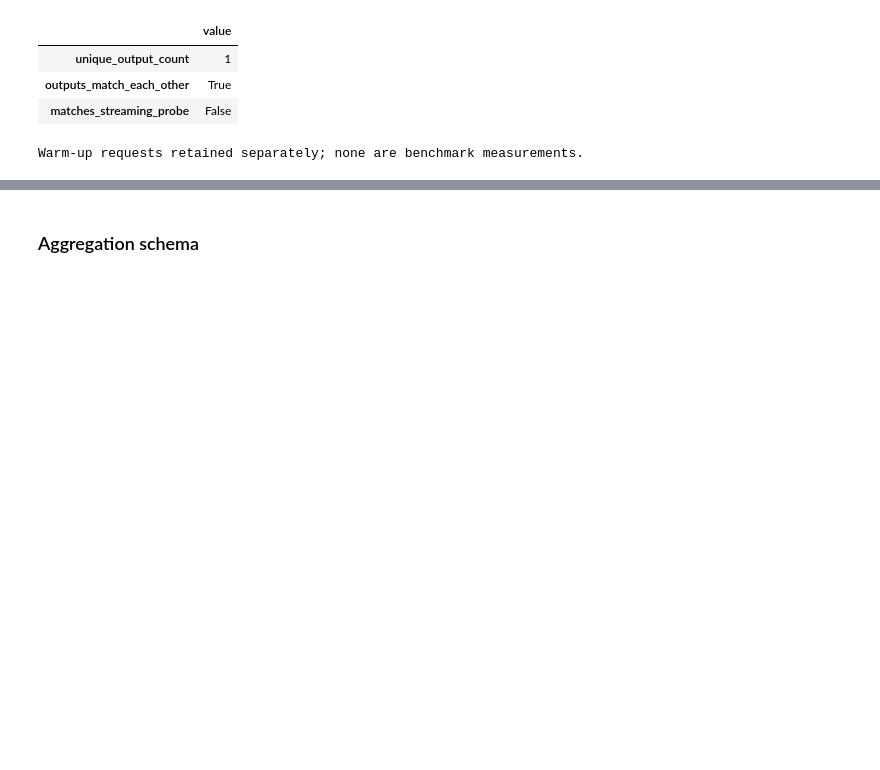
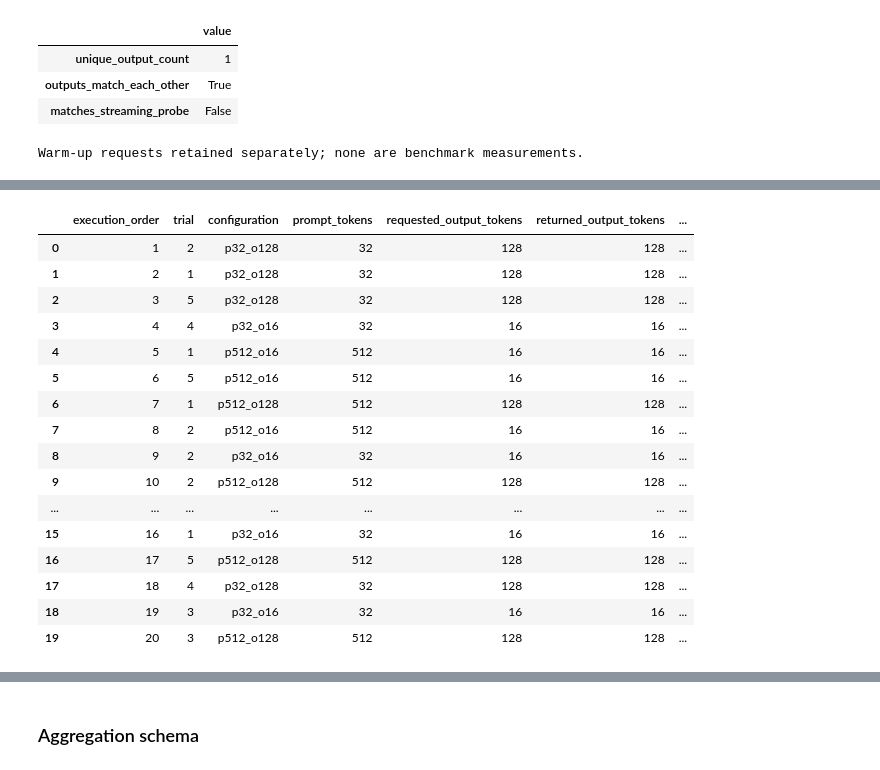
Before and after one commit to coert/dgx-spark-lab, a Jupyter notebook: experiments/01-distributed-inference/01-single-node-inference.ipynb, the cells around one changed output, grey strips where cells are left out. Saved outputs shown, nothing was run; the diff lists cells and outputs as text; code cells hidden in the pictures; blank space fills up the shorter version.

Commit message:
Add measured inference benchmark sweep

```diff
--- a/experiments/01-distributed-inference/01-single-node-inference.ipynb
+++ b/experiments/01-distributed-inference/01-single-node-inference.ipynb
@@ -1797,0 +1910,79 @@ Warm-up requests retained separately; none are benchmark measurements.
+# %%
+MEASURED_RESULTS: list[dict[str, object]] = []
+
+for row in benchmark_schedule.itertuples(index=False):
+    prompt_id = f"prompt_{row.prompt_tokens_target}"
+
+    memory_before = read_device_memory_used()
+
+    request_result = send_streaming_completion_request(
+        endpoint=ENDPOINT,
+        model=MODEL,
+        prompt_id=prompt_id,
+        prompt=PROMPTS[prompt_id],
+        requested_output_tokens=int(row.requested_output_tokens),
+        timeout_s=REQUEST_TIMEOUT_S,
+        sampling=SAMPLING,
+    )
+
+    memory_after = read_device_memory_used()
+
+    request_valid = (
+        request_result["status"] == "ok"
+        and request_result["status_code"] == 200
+        and request_result["response_model"] == MODEL
+        and request_result["prompt_tokens"] == row.prompt_tokens_target
+        and request_result["returned_output_tokens"] == row.requested_output_tokens
+        and request_result["finish_reason"] == "length"
+    )
+
+    measured_result = {
+        "phase": "measured",
+        "execution_order": int(row.execution_order),
+        "trial": int(row.trial),
+        "configuration": row.configuration,
+        "prompt_tokens_target": int(row.prompt_tokens_target),
+        "gpu_memory_used_before_bytes": (memory_before["memory_used_bytes"]),
+        "gpu_memory_used_after_bytes": (memory_after["memory_used_bytes"]),
+        "gpu_memory_before_error": (memory_before["memory_sample_error"]),
+        "gpu_memory_after_error": (memory_after["memory_sample_error"]),
+        "request_valid": request_valid,
+        **request_result,
+    }
+
+    MEASURED_RESULTS.append(measured_result)
+
+    print(
+        f"{row.execution_order:02d}/"
+        f"{expected_measured_requests}: "
+        f"{row.configuration}, "
+        f"trial={row.trial}, "
+        f"status={request_result['status']}, "
+        f"ttft={request_result['ttft_s']!r}, "
+        f"latency={request_result['latency_s']!r}"
+    )
+
+raw_results = (
+    pd.DataFrame(MEASURED_RESULTS).sort_values("execution_order").reset_index(drop=True)
+)
+
+raw_results[
+    [
+        "execution_order",
+        "trial",
+        "configuration",
+        "prompt_tokens",
+        "requested_output_tokens",
+        "returned_output_tokens",
+        "ttft_s",
+        "generation_interval_s",
+        "latency_s",
+        "output_tokens_per_s",
+        "gpu_memory_used_before_bytes",
+        "gpu_memory_used_after_bytes",
+        "request_valid",
+        "status",
+        "error",
+    ]
+]
+# %% [output]
@@ -1797,0 +2009,17 @@ Warm-up requests retained separately; none are benchmark measurements.
+|  | execution_order | trial | configuration | prompt_tokens | requested_output_tokens | returned_output_tokens | ... |
+| 0 | 1 | 2 | p32_o128 | 32 | 128 | 128 | ... |
+| 1 | 2 | 1 | p32_o128 | 32 | 128 | 128 | ... |
+| 2 | 3 | 5 | p32_o128 | 32 | 128 | 128 | ... |
+| 3 | 4 | 4 | p32_o16 | 32 | 16 | 16 | ... |
+| 4 | 5 | 1 | p512_o16 | 512 | 16 | 16 | ... |
+| 5 | 6 | 5 | p512_o16 | 512 | 16 | 16 | ... |
+| 6 | 7 | 1 | p512_o128 | 512 | 128 | 128 | ... |
+| 7 | 8 | 2 | p512_o16 | 512 | 16 | 16 | ... |
+| 8 | 9 | 2 | p32_o16 | 32 | 16 | 16 | ... |
+| 9 | 10 | 2 | p512_o128 | 512 | 128 | 128 | ... |
+| ... | ... | ... | ... | ... | ... | ... | ... |
+| 15 | 16 | 1 | p32_o16 | 32 | 16 | 16 | ... |
+| 16 | 17 | 5 | p512_o128 | 512 | 128 | 128 | ... |
+| 17 | 18 | 4 | p32_o128 | 32 | 128 | 128 | ... |
+| 18 | 19 | 3 | p32_o16 | 32 | 16 | 16 | ... |
+| 19 | 20 | 3 | p512_o128 | 512 | 128 | 128 | ... |
```
Also changed, not shown: parts of 4 cells of this notebook.
